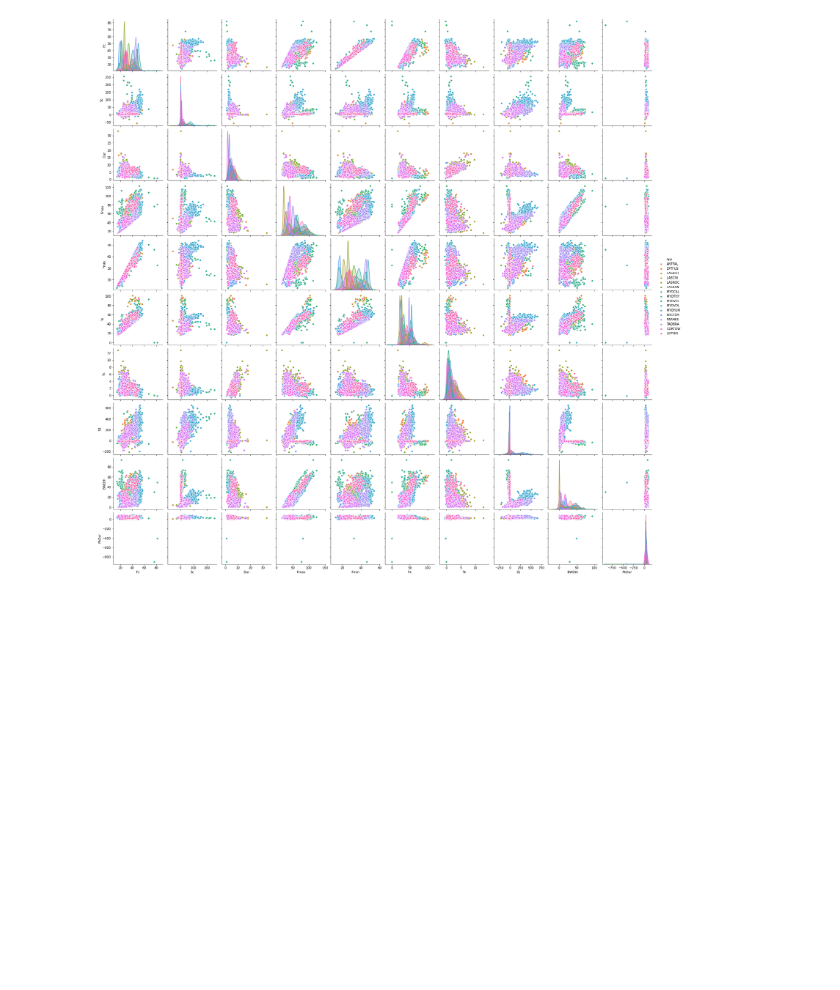
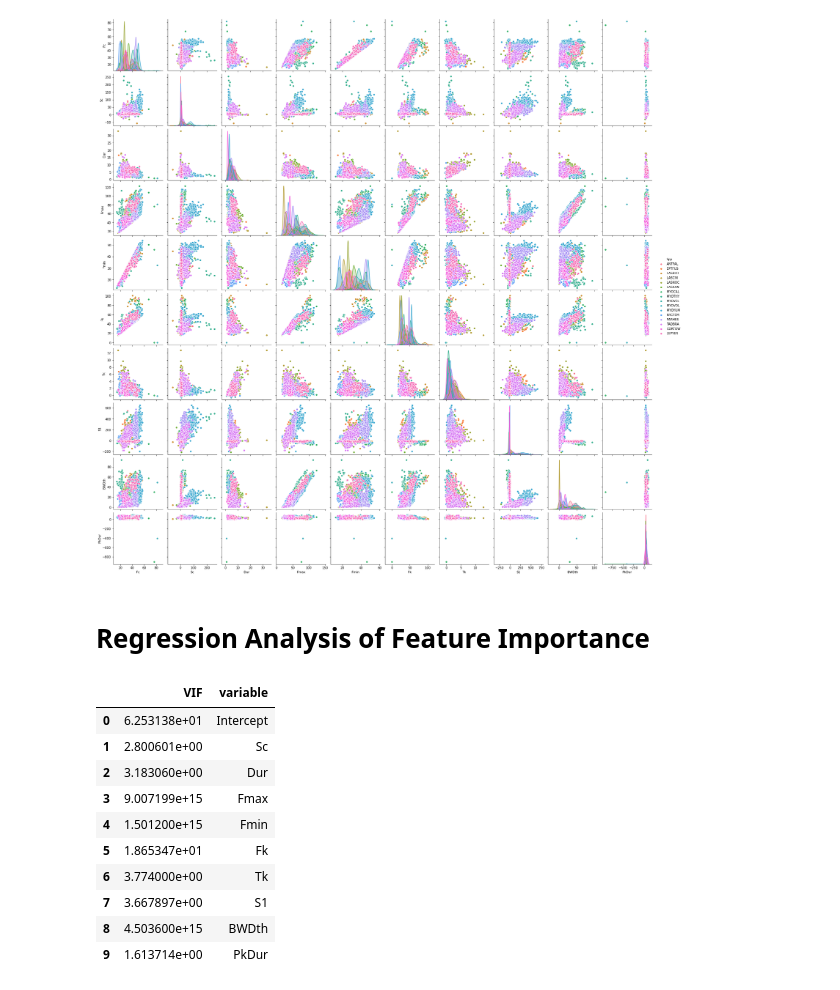
Before and after one commit to haberkornm/Springboard, a Jupyter notebook: Bat_Echolocation_Capstone/Bat_echolocation_EDA.ipynb, the cells around one changed output. Drawn from its saved outputs; the diff is of its cells as text; code cells hidden in the pictures; blank space fills up the shorter version.

```diff
--- a/Bat_Echolocation_Capstone/Bat_echolocation_EDA.ipynb
+++ b/Bat_Echolocation_Capstone/Bat_echolocation_EDA.ipynb
@@ -1276,3 +1282,5 @@ sns.pairplot(df1, hue = 'Spp')
 # %% [output]
 <seaborn.axisgrid.PairGrid at 0x...>
 [figure]
+# %% [markdown]
+# Regression Analysis of Feature Importance
@@ -1278,0 +1293,26 @@ sns.pairplot(df1, hue = 'Spp')
+# %%
+#Removing non-numeric data and scaling the Arizona call library
+scaler = RobustScaler()
+data = df1.drop(columns = ['Spp', 'Library'])
+# %%
+#features = '+'.join(data.columns - ['Fc'])
+#Adjusted source code: https://etav.github.io/python/vif_factor_python.html
+y, X = dmatrices('Fc ~ Sc+Dur+Fmax+Fmin+Fk+Tk+S1+BWDth+PkDur', data = data, return_type='dataframe')
+# %%
+vif = pd.DataFrame()
+vif['VIF'] = [variance_inflation_factor(X.values, i) for i in range(X.shape[1])]
+vif['variable'] = X.columns
+# %%
+vif
+# %% [output]
+|  | VIF | variable |
+| 0 | 6.253138e+01 | Intercept |
+| 1 | 2.800601e+00 | Sc |
+| 2 | 3.183060e+00 | Dur |
+| 3 | 9.007199e+15 | Fmax |
+| 4 | 1.501200e+15 | Fmin |
+| 5 | 1.865347e+01 | Fk |
+| 6 | 3.774000e+00 | Tk |
+| 7 | 3.667897e+00 | S1 |
+| 8 | 4.503600e+15 | BWDth |
+| 9 | 1.613714e+00 | PkDur |
```
Also changed, not shown: parts of 11 cells of this notebook.
